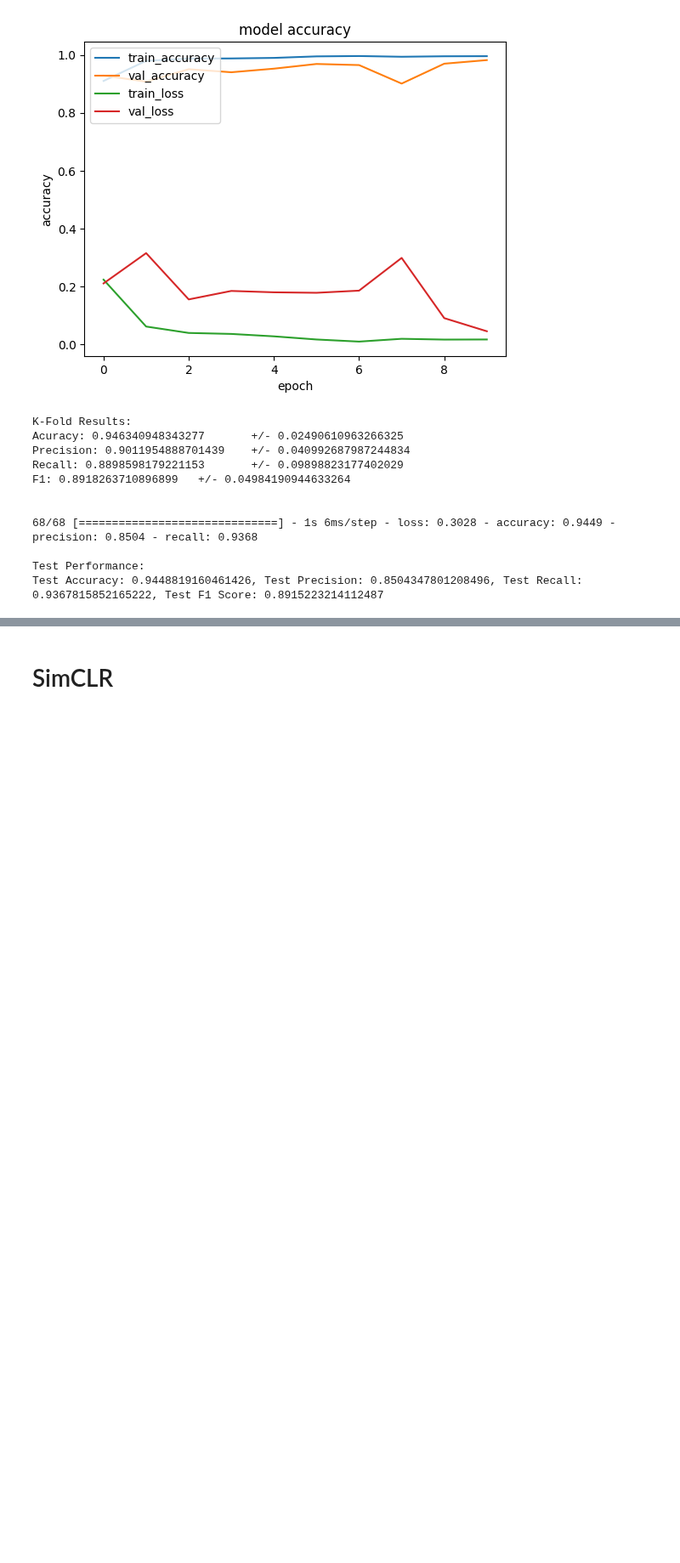
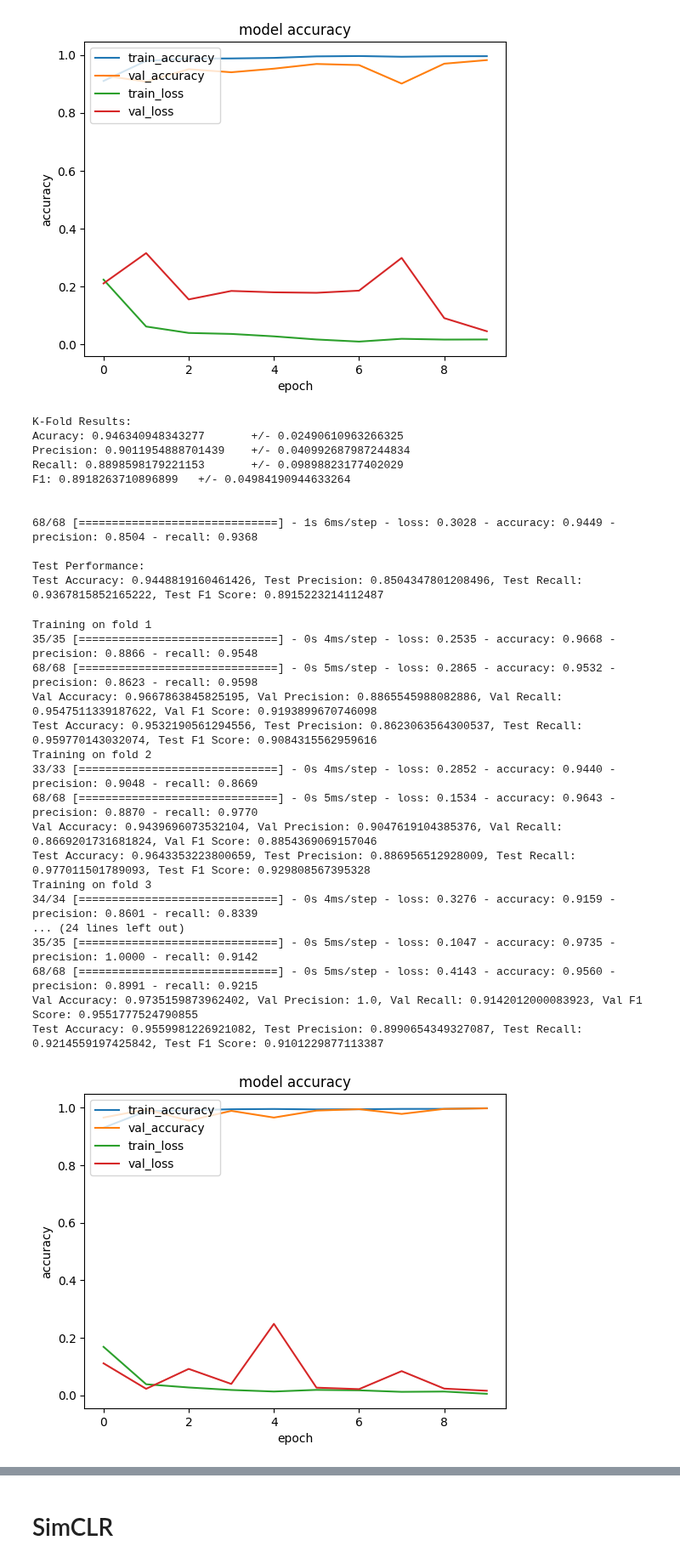
Before and after one commit to raaifhadadi/FYP, a Jupyter notebook: brugada_ssl_finetuning.ipynb, the cells around one changed output, grey strips where cells are left out. Shown at 85% size. Drawn from its saved outputs; the diff is of its cells as text; code cells hidden in the pictures; blank space fills up the shorter version.

Commit message:
Test non-pretrained model with smote on brugadaa dataset

```diff
--- a/brugada_ssl_finetuning.ipynb
+++ b/brugada_ssl_finetuning.ipynb
@@ -64,3 +64,26 @@ Y_test = np.where(Y_test == 1, True, False)
 # %% [output]
 (8386, 100, 12) (8386,)
 (2159, 100, 12) (2159,)
+# %%
+# smote data
+thismodule = sys.modules[__name__]
+# NP_DATA = 'data/DAT_China.npz'
+NP_DATA = 'data/DAT_China_1s_resampled_per_fold.npz'
+
+with np.load(NP_DATA, allow_pickle=True) as data:
+    for k in data.keys():
+        if 'text' in k:
+            setattr(thismodule, k, data[k])
+        else:
+            setattr(thismodule, k, data[k].astype(float))
+
+print(X_train.shape, Y_train.shape)
+print(folds_train.shape)
+print(X_train_resampled.shape, Y_train_resampled.shape)
+print(folds_train_resampled.shape)
+print(X_test.shape, Y_test.shape)
+
+
+# convert the labels to binary
+Y_train = np.where(Y_train == 1, True, False)
+Y_test = np.where(Y_test == 1, True, False)
@@ -67,7 +96,7 @@ Y_test = np.where(Y_test == 1, True, False)
 # %% [markdown]
 # Resnet K-Fold
 # %%
-def k_fold_finetune_resnet(k, X_train, Y_train, freeze_layers=8, batch_size=32, epochs=5, weights_path=None, learning_rate=0.001, num_classes=1):
+def k_fold_finetune_resnet(k, X_train, Y_train, folds_train, X_val, Y_val, folds_val, freeze_layers=8, batch_size=32, epochs=5, weights_path=None, learning_rate=0.001, num_classes=1):
     """Carries out k-fold cross validation for fine-tuning a ResNet model on the given data.
 
     Args:
@@ -82,7 +111,6 @@ def k_fold_finetune_resnet(k, X_train, Y_train, freeze_layers=8, batch_size=32,
         num_classes (int): The number of classes in the data.
     """
 
-    kf = KFold(n_splits=k)
     X_input = keras.Input(shape=X_train.shape[1:])
 
     layers_to_freeze_substrings = [f"_{i}_" for i in range(1, freeze_layers)]
@@ -96,10 +124,10 @@ def k_fold_finetune_resnet(k, X_train, Y_train, freeze_layers=8, batch_size=32,
     for i in range(k):
 
         train_index = np.where(folds_train != i)[0]
-        val_index = np.where(folds_train == i)[0]
+        val_index = np.where(folds_val == i)[0]
 
-        X_train_fold, X_val_fold = X_train[train_index], X_train[val_index]
-        Y_train_fold, Y_val_fold = Y_train[train_index], Y_train[val_index]
+        X_train_fold, X_val_fold = X_train[train_index], X_val[val_index]
+        Y_train_fold, Y_val_fold = Y_train[train_index], Y_val[val_index]
 
         print(f"Training on fold {i+1}")
 
@@ -124,8 +152,12 @@ def k_fold_finetune_resnet(k, X_train, Y_train, freeze_layers=8, batch_size=32,
         val_loss, val_accuracy, val_precision, val_recall = fine_tuned_model.evaluate(X_val_fold, Y_val_fold, batch_size=32)
         val_f1 = 2 * (val_precision * val_recall) / (val_precision + val_recall)
 
+        test_loss, test_accuracy, test_precision, test_recall = fine_tuned_model.evaluate(X_test, Y_test, batch_size=32)
+        test_f1 = 2 * (test_precision * test_recall) / (test_precision + test_recall)
+
 
         print(f"Val Accuracy: {val_accuracy}, Val Precision: {val_precision}, Val Recall: {val_recall}, Val F1 Score: {val_f1}")
+        print(f"Test Accuracy: {test_accuracy}, Test Precision: {test_precision}, Test Recall: {test_recall}, Test F1 Score: {test_f1}")
 
         if not val_f1s or val_f1 > max(val_f1s):
             fine_tuned_model.save_weights('model-weights/resnet10_simclr_model_finetuned_brugada.h5')
@@ -199,3 +232,25 @@ F1: 0.8918263710896899   +/- 0.04984190944633264
 
 Test Performance:
 Test Accuracy: 0.9448819160461426, Test Precision: 0.8504347801208496, Test Recall: 0.9367815852165222, Test F1 Score: 0.8915223214112487
+# %%
+# smote
+k_fold_finetune_resnet(8, X_train_resampled, Y_train_resampled, folds_train_resampled, X_train, Y_train, folds_train, batch_size=32, epochs=10, weights_path=None, learning_rate=0.001, num_classes=1)
+# %% [output]
+Training on fold 1
+35/35 [==============================] - 0s 4ms/step - loss: 0.2535 - accuracy: 0.9668 - precision: 0.8866 - recall: 0.9548
+68/68 [==============================] - 0s 5ms/step - loss: 0.2865 - accuracy: 0.9532 - precision: 0.8623 - recall: 0.9598
+Val Accuracy: 0.9667863845825195, Val Precision: 0.8865545988082886, Val Recall: 0.9547511339187622, Val F1 Score: 0.9193899670746098
+Test Accuracy: 0.9532190561294556, Test Precision: 0.8623063564300537, Test Recall: 0.959770143032074, Test F1 Score: 0.9084315562959616
+Training on fold 2
+33/33 [==============================] - 0s 4ms/step - loss: 0.2852 - accuracy: 0.9440 - precision: 0.9048 - recall: 0.8669
+68/68 [==============================] - 0s 5ms/step - loss: 0.1534 - accuracy: 0.9643 - precision: 0.8870 - recall: 0.9770
+Val Accuracy: 0.9439696073532104, Val Precision: 0.9047619104385376, Val Recall: 0.8669201731681824, Val F1 Score: 0.8854369069157046
+Test Accuracy: 0.9643353223800659, Test Precision: 0.886956512928009, Test Recall: 0.977011501789093, Test F1 Score: 0.929808567395328
+Training on fold 3
+34/34 [==============================] - 0s 4ms/step - loss: 0.3276 - accuracy: 0.9159 - precision: 0.8601 - recall: 0.8339
+... (24 lines left out)
+35/35 [==============================] - 0s 5ms/step - loss: 0.1047 - accuracy: 0.9735 - precision: 1.0000 - recall: 0.9142
+68/68 [==============================] - 0s 5ms/step - loss: 0.4143 - accuracy: 0.9560 - precision: 0.8991 - recall: 0.9215
+Val Accuracy: 0.9735159873962402, Val Precision: 1.0, Val Recall: 0.9142012000083923, Val F1 Score: 0.9551777524790855
+Test Accuracy: 0.9559981226921082, Test Precision: 0.8990654349327087, Test Recall: 0.9214559197425842, Test F1 Score: 0.9101229877113387
+[figure, added]
```
Also changed, not shown: parts of 4 cells of this notebook.
